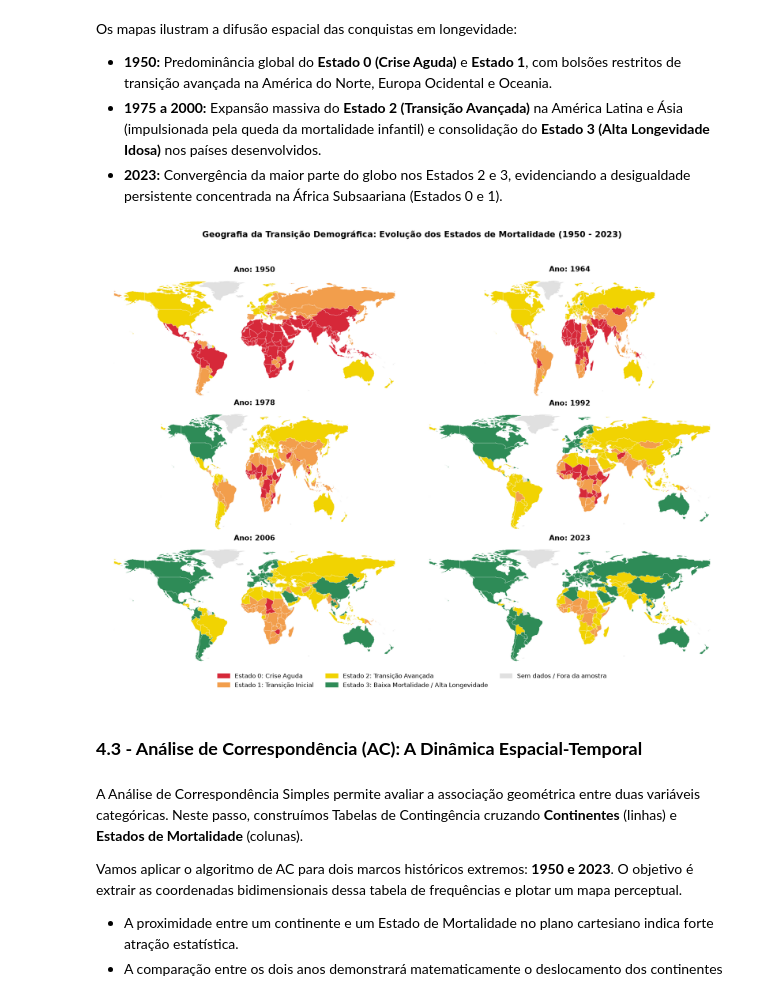
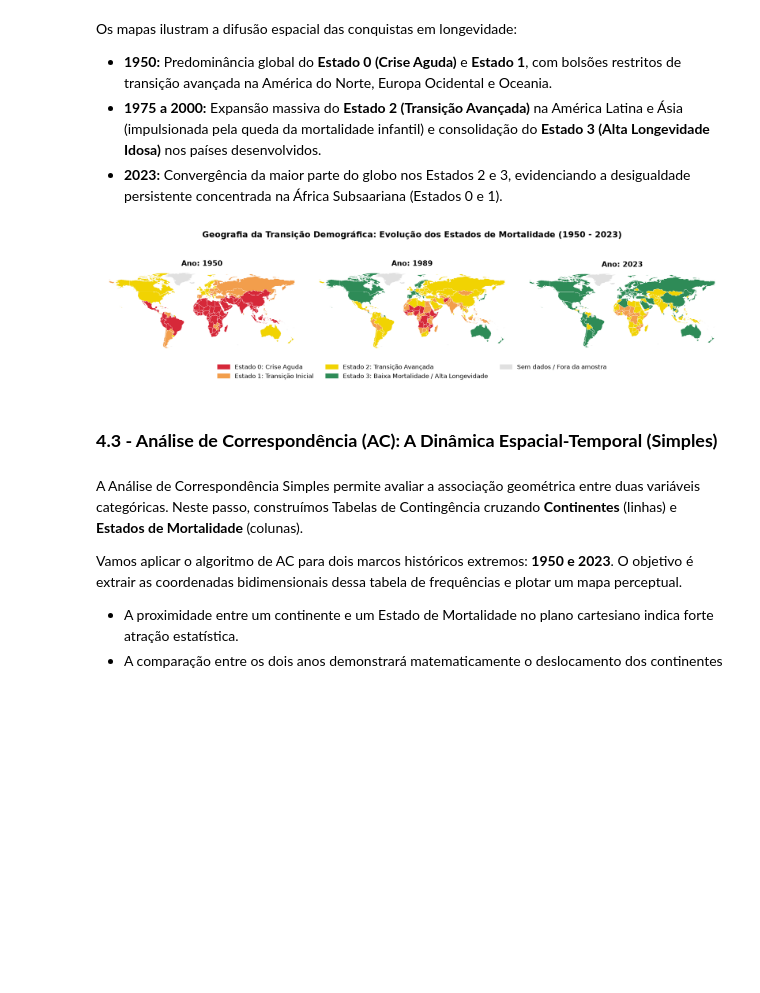
Before and after one commit to CAIO-LIMA-37/Dataquest-VeroData, a Jupyter notebook: notebooks/04_modelagem_series_temporais.ipynb, the cells around one changed output. Cells and saved outputs as stored; diff of their text form; code cells hidden in the pictures; blank space fills up the shorter version.

```diff
--- a/notebooks/04_modelagem_series_temporais.ipynb
+++ b/notebooks/04_modelagem_series_temporais.ipynb
@@ -119,7 +119,7 @@ world['ISO3_FINAL'] = world['ISO3_FINAL'].replace({'KOS': 'XKX'})
 # 2. Preparando os dados
 df_mapa = df_estados.copy()
 # 3. Configurando os anos e as cores oficiais do projeto
-anos_escolhidos = [1950, 1964, 1978, 1992, 2006, 2023]
+anos_escolhidos = [1950, 1989, 2023]
 cores_estados = {
     0: '#D62839', # Crise Aguda
     1: '#F29E4C', # Transição Inicial
@@ -129,7 +129,7 @@ cores_estados = {
 # %%
 # 1. Adicionamos sharex=True e sharey=True para forçar caixas idênticas
 # 2. Ajustamos o figsize para (16, 12), dando mais largura aos mapas que são naturalmente compridos
-fig, axes = plt.subplots(3, 2, figsize=(16, 12), sharex=True, sharey=True)
+fig, axes = plt.subplots(1, 3, figsize=(16, 4), sharex=True, sharey=True)
 axes = axes.flatten()
 
 for i, ano in enumerate(anos_escolhidos):
@@ -141,37 +141,38 @@ for i, ano in enumerate(anos_escolhidos):
     dados_ano = df_mapa[df_mapa['Ano'] == ano]
 
     # Faz o merge pela nova coluna tratada 'ISO3_FINAL'
     world_ano = world.merge(dados_ano, how='left', left_on='ISO3_FINAL', right_on='Codigo_ISO3')
 
     # Fundo cinza claro para países sem registros na amostra
     world.plot(ax=ax, color='#E0E0E0', edgecolor='white', linewidth=0.3)
 
     # Plotar cada Estado de Mortalidade com a respectiva cor
     for estado, cor in cores_estados.items():
         subset = world_ano[world_ano['Estado_Mortalidade'] == estado]
         if not subset.empty:
             subset.plot(ax=ax, color=cor, edgecolor='white', linewidth=0.3)
 
     ax.set_title(f'Ano: {ano}', fontsize=13, fontweight='bold')
     ax.axis('off')
 
 # 4. Legenda unificada na parte inferior (mantemos o seu código que estava ótimo)
 patches = [
     mpatches.Patch(color='#D62839', label='Estado 0: Crise Aguda'),
     mpatches.Patch(color='#F29E4C', label='Estado 1: Transição Inicial'),
     mpatches.Patch(color='#F1D302', label='Estado 2: Transição Avançada'),
     mpatches.Patch(color='#2E8B57', label='Estado 3: Baixa Mortalidade / Alta Longevidade'),
     mpatches.Patch(color='#E0E0E0', label='Sem dados / Fora da amostra')
 ]
 
 fig.legend(handles=patches, loc='lower center', ncol=3, frameon=False, fontsize=11, bbox_to_anchor=(0.5, 0.01))
 plt.suptitle('Geografia da Transição Demográfica: Evolução dos Estados de Mortalidade (1950 - 2023)', fontsize=15, fontweight='bold', y=0.98)
-plt.tight_layout(rect=[0, 0.05, 1, 0.95])
+# 3. Conserte o rect: [esquerda=0, base=0.15 (15% para a legenda), direita=1, topo=0.88 (espaço para o título)]
+plt.tight_layout(rect=[0, 0.05, 1, 1])
 plt.show()
 # %% [output]
-[figure, old version]
+[figure, new version]
 # %% [markdown]
-### **4.3 - Análise de Correspondência (AC): A Dinâmica Espacial-Temporal**
+### **4.3 - Análise de Correspondência (AC): A Dinâmica Espacial-Temporal (Simples)**
 # %% [markdown]
 A Análise de Correspondência Simples permite avaliar a associação geométrica entre duas variáveis categóricas. Neste passo, construímos Tabelas de Contingência cruzando **Continentes** (linhas) e **Estados de Mortalidade** (colunas).
 
```
Also changed, not shown: parts of 12 cells of this notebook, 4 other files.
